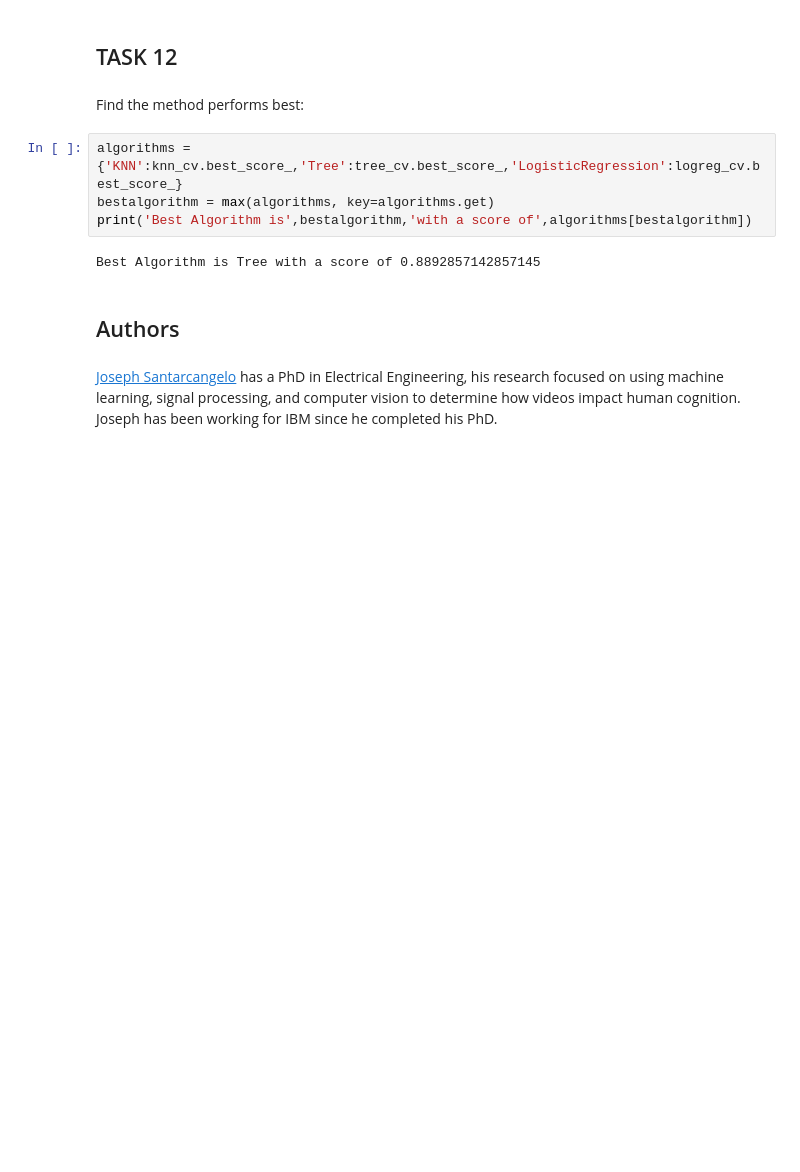
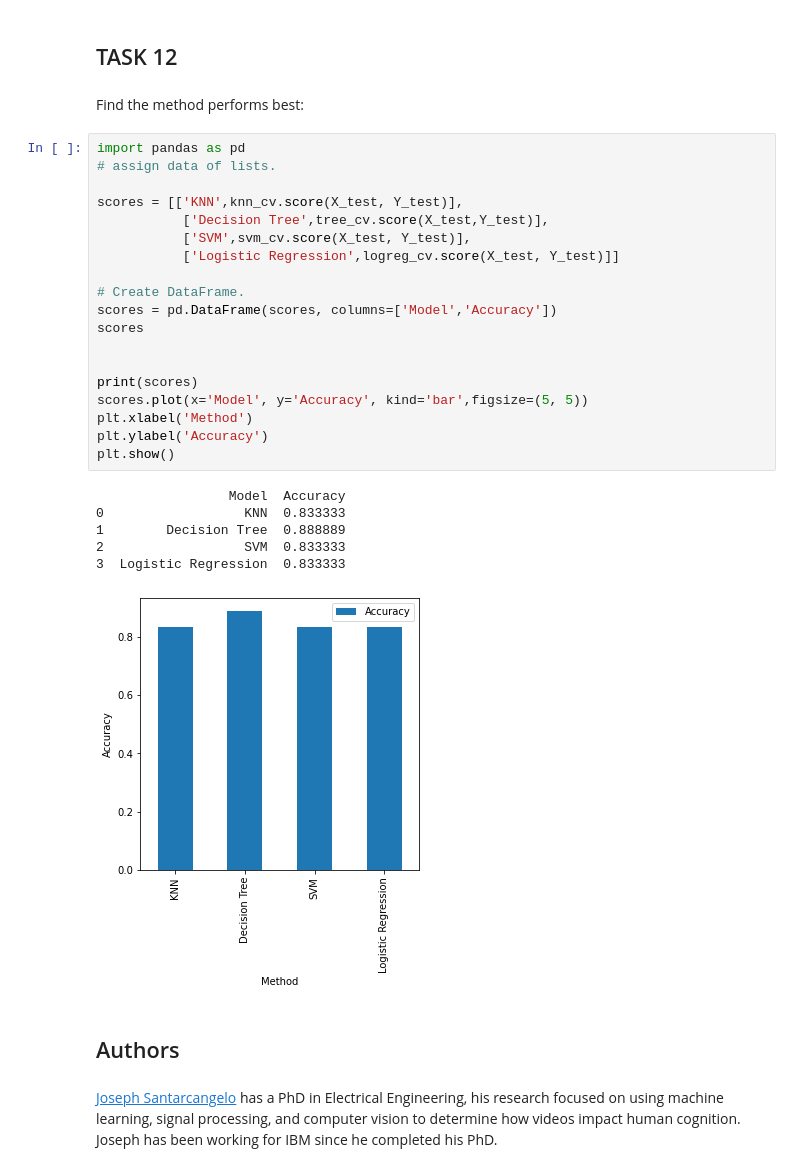
Before and after one commit to jessicaleave/Winning-Space-Race-with-Data-Science, a Jupyter notebook: Week 4 Machine Learning Prediction.ipynb, the cells around one changed output. Cells and saved outputs as stored; diff of their text form; blank space fills up the shorter version.

```diff
--- a/Week 4 Machine Learning Prediction.ipynb
+++ b/Week 4 Machine Learning Prediction.ipynb
@@ -319,12 +319,32 @@ plot_confusion_matrix(Y_test,yhat)
 ## TASK  12
 # %% [markdown]
 Find the method performs best:
-# %%
-algorithms = {'KNN':knn_cv.best_score_,'Tree':tree_cv.best_score_,'LogisticRegression':logreg_cv.best_score_}
-bestalgorithm = max(algorithms, key=algorithms.get)
-print('Best Algorithm is',bestalgorithm,'with a score of',algorithms[bestalgorithm])
-# %% [output]
-Best Algorithm is Tree with a score of 0.8892857142857145
+# %%
+import pandas as pd
+# assign data of lists.
+
+scores = [['KNN',knn_cv.score(X_test, Y_test)],
+           ['Decision Tree',tree_cv.score(X_test,Y_test)],
+           ['SVM',svm_cv.score(X_test, Y_test)],
+           ['Logistic Regression',logreg_cv.score(X_test, Y_test)]]
+
+# Create DataFrame.
+scores = pd.DataFrame(scores, columns=['Model','Accuracy'])
+scores
+
+
+print(scores)
+scores.plot(x='Model', y='Accuracy', kind='bar',figsize=(5, 5))
+plt.xlabel('Method')
+plt.ylabel('Accuracy')
+plt.show()
+# %% [output]
+                 Model  Accuracy
+0                  KNN  0.833333
+1        Decision Tree  0.888889
+2                  SVM  0.833333
+3  Logistic Regression  0.833333
+[figure, added]
 # %% [markdown]
 ## Authors
 # %% [markdown]
```
Also changed, not shown: parts of 5 cells of this notebook.
